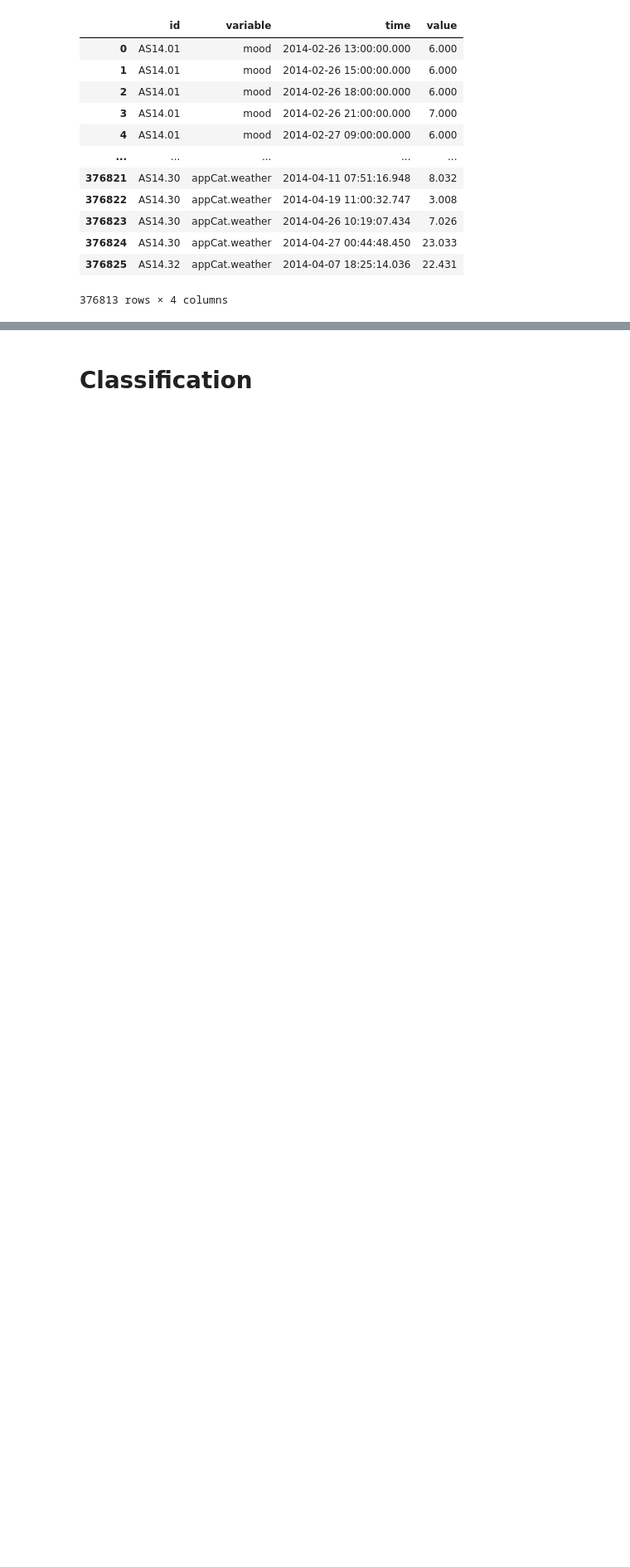
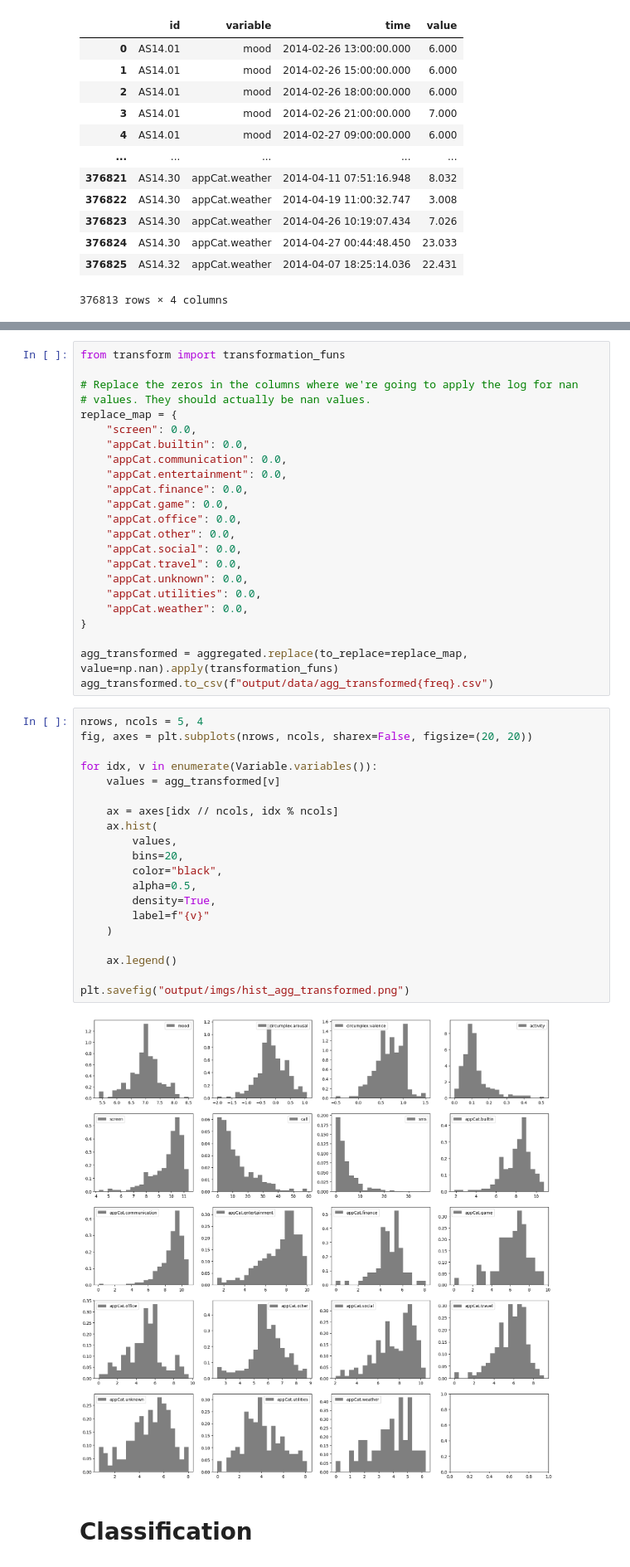
Before and after one commit to arturoam00/mood_prediction, a Jupyter notebook: main.ipynb, the cells around one changed output, grey strips where cells are left out. Shown at 83% size. Cells and saved outputs as stored; diff of their text form; blank space fills up the shorter version.

```diff
--- a/main.ipynb
+++ b/main.ipynb
@@ -218,2 +235,47 @@ transformed.to_csv("output/data/transformed.csv")
+# %%
+from transform import transformation_funs
+
+# Replace the zeros in the columns where we're going to apply the log for nan
+# values. They should actually be nan values.
+replace_map = {
+    "screen": 0.0,
+    "appCat.builtin": 0.0,
+    "appCat.communication": 0.0,
+    "appCat.entertainment": 0.0,
+    "appCat.finance": 0.0,
+    "appCat.game": 0.0,
+    "appCat.office": 0.0,
+    "appCat.other": 0.0,
+    "appCat.social": 0.0,
+    "appCat.travel": 0.0,
+    "appCat.unknown": 0.0,
+    "appCat.utilities": 0.0,
+    "appCat.weather": 0.0,
+}
+
+agg_transformed = aggregated.replace(to_replace=replace_map, value=np.nan).apply(transformation_funs)
+agg_transformed.to_csv(f"output/data/agg_transformed{freq}.csv")
+# %%
+nrows, ncols = 5, 4
+fig, axes = plt.subplots(nrows, ncols, sharex=False, figsize=(20, 20))
+
+for idx, v in enumerate(Variable.variables()):
+    values = agg_transformed[v]
+
+    ax = axes[idx // ncols, idx % ncols]
+    ax.hist(
+        values,
+		bins=20,
+		color="black",
+		alpha=0.5,
+		density=True,
+        label=f"{v}"
+    )
+
+    ax.legend()
+
+plt.savefig("output/imgs/hist_agg_transformed.png")
+# %% [output]
+[figure, added]
 # %% [markdown]
 # Classification
```
Also changed, not shown: parts of 10 cells of this notebook, 8 other files.
